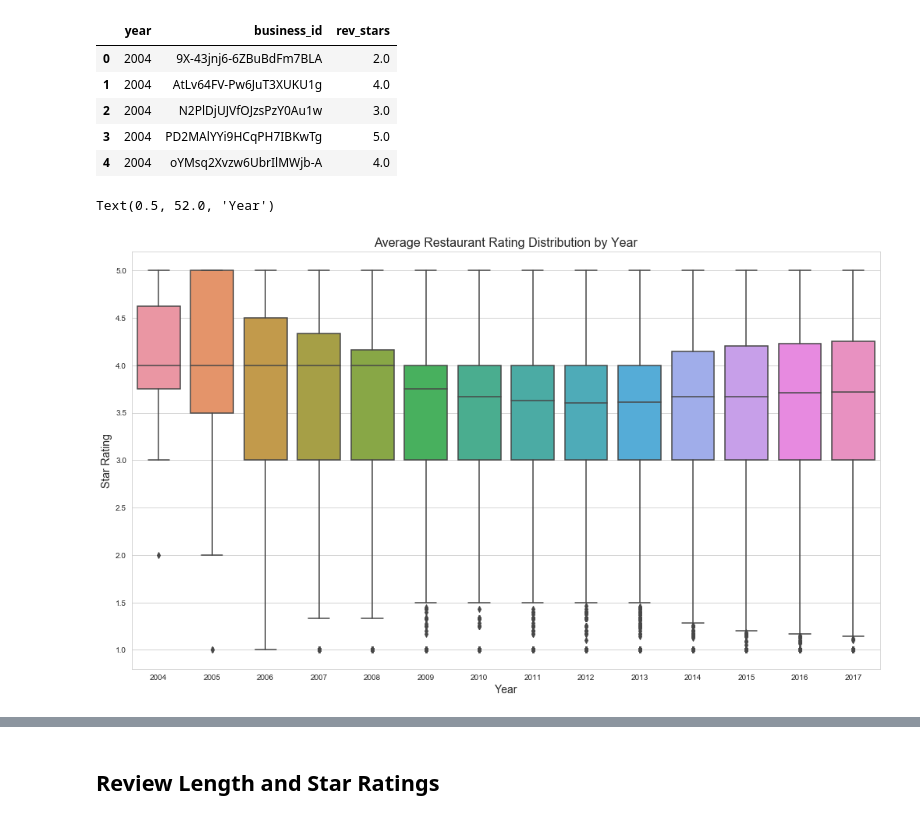
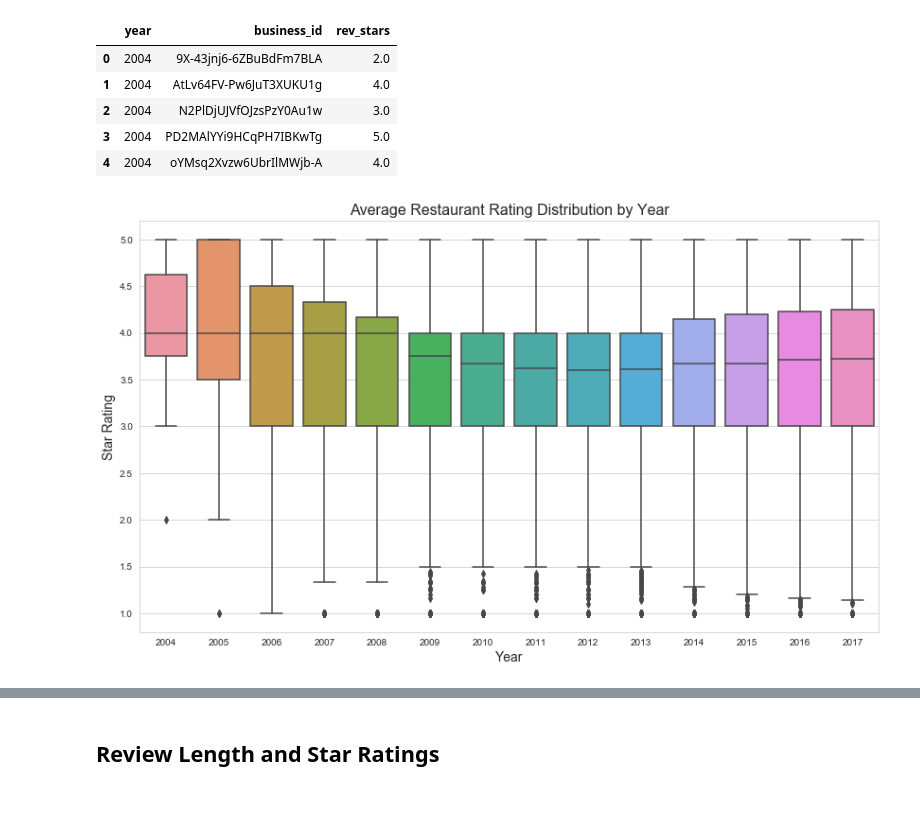
Before and after one commit to dmitriykats1/True-Review, a Jupyter notebook: true_review/notebooks/EDA.ipynb, the cells around one changed output, grey strips where cells are left out. Drawn from its saved outputs; the diff is of its cells as text; code cells hidden in the pictures.

```diff
--- a/true_review/notebooks/EDA.ipynb
+++ b/true_review/notebooks/EDA.ipynb
@@ -128,12 +157,11 @@ ave_reviews.head()
 | 4 | 2004 | oYMsq2Xvzw6UbrIlMWjb-A | 4.0 |
 # %%
 fig, ax = plt.subplots(figsize = (14,8))
-plt.tight_layout()
 
 sns.boxplot(x='year', y='rev_stars', data=ave_reviews)
 plt.title('Average Restaurant Rating Distribution by Year', fontsize=16)
 plt.ylabel('Star Rating', fontsize=14)
 plt.xlabel('Year', fontsize=14)
+#fig.savefig('Average_Star_Dist.png')
 # %% [output]
-Text(0.5, 52.0, 'Year')
-[figure, old version]
+[figure, new version]
```
Also changed, not shown: parts of 31 cells of this notebook, 2 other files.
